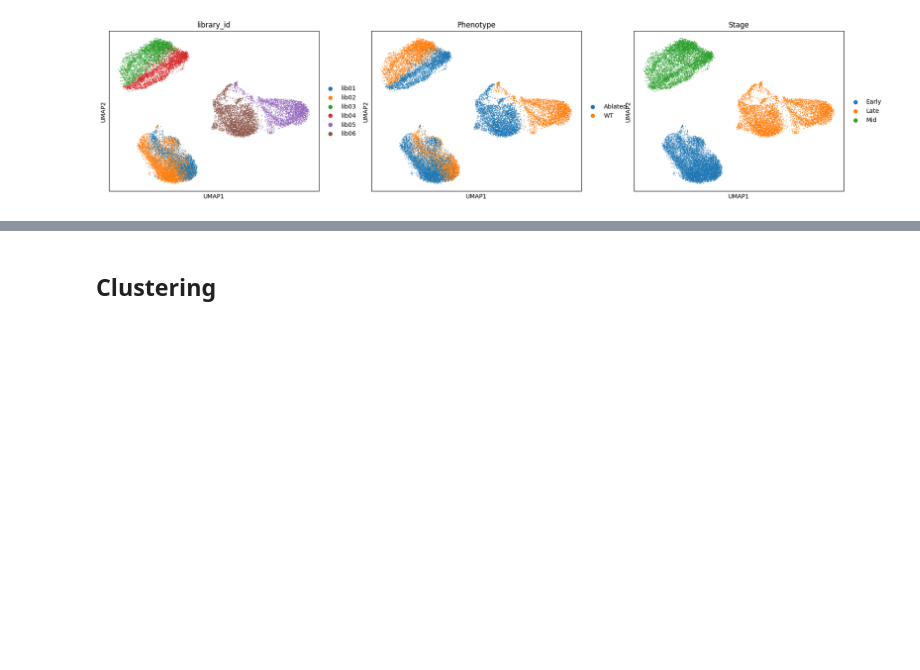
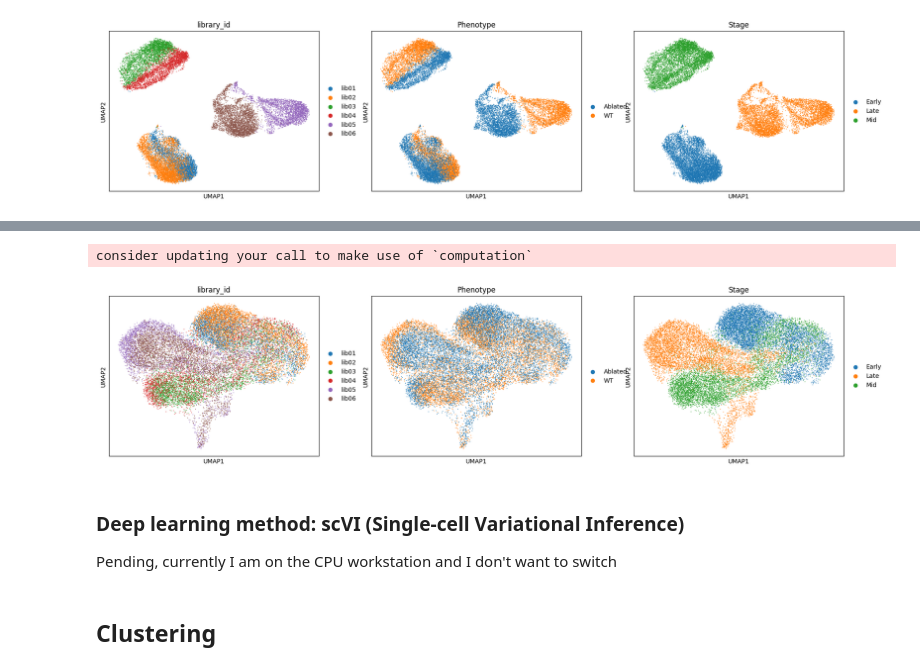
Before and after one commit to MiquelSendra/scParhyale, a Jupyter notebook: notebooks/scParhyale_analysis.ipynb, the cells around one changed output, grey strips where cells are left out. Drawn from its saved outputs; the diff is of its cells as text; code cells hidden in the pictures; blank space fills up the shorter version.

```diff
--- a/notebooks/scParhyale_analysis.ipynb
+++ b/notebooks/scParhyale_analysis.ipynb
@@ -90,7 +91,7 @@ sc.pl.violin(adata, ['n_genes_by_counts', 'total_counts', 'pct_counts_mt'],
 # %%
 # Apply thresholds based on inspection
 adata = adata[adata.obs.n_genes_by_counts < 6000, :]
-adata = adata[adata.obs.pct_counts_mt < 10, :]
+# adata = adata[adata.obs.pct_counts_mt < 10, :] # mitocrondrial genes are not annotated in the var gene names
 adata
 # %% [output]
 View of AnnData object with n_obs × n_vars = 20172 × 29320
@@ -124,0 +146,11 @@ sc.pl.umap(adata, color=['library_id', 'Phenotype', 'Stage'])
+# %%
+import scanpy.external as sce
+
+sce.pp.bbknn(adata, batch_key='library_id')
+sc.tl.umap(adata)
+# %% [output]
+consider updating your call to make use of `computation`
+# %%
+sc.pl.umap(adata, color=["library_id", "Phenotype", "Stage"])
+# %% [output]
+[figure, added]
@@ -125,3 +161,6 @@ sc.pl.umap(adata, color=['library_id', 'Phenotype', 'Stage'])
+# %% [markdown]
+### Deep learning method: scVI (Single-cell Variational Inference)
+Pending, currently I am on the CPU workstation and I don't want to switch
 # %% [markdown]
 ## Clustering
 # %%
```
Also changed, not shown: parts of 11 cells of this notebook.
